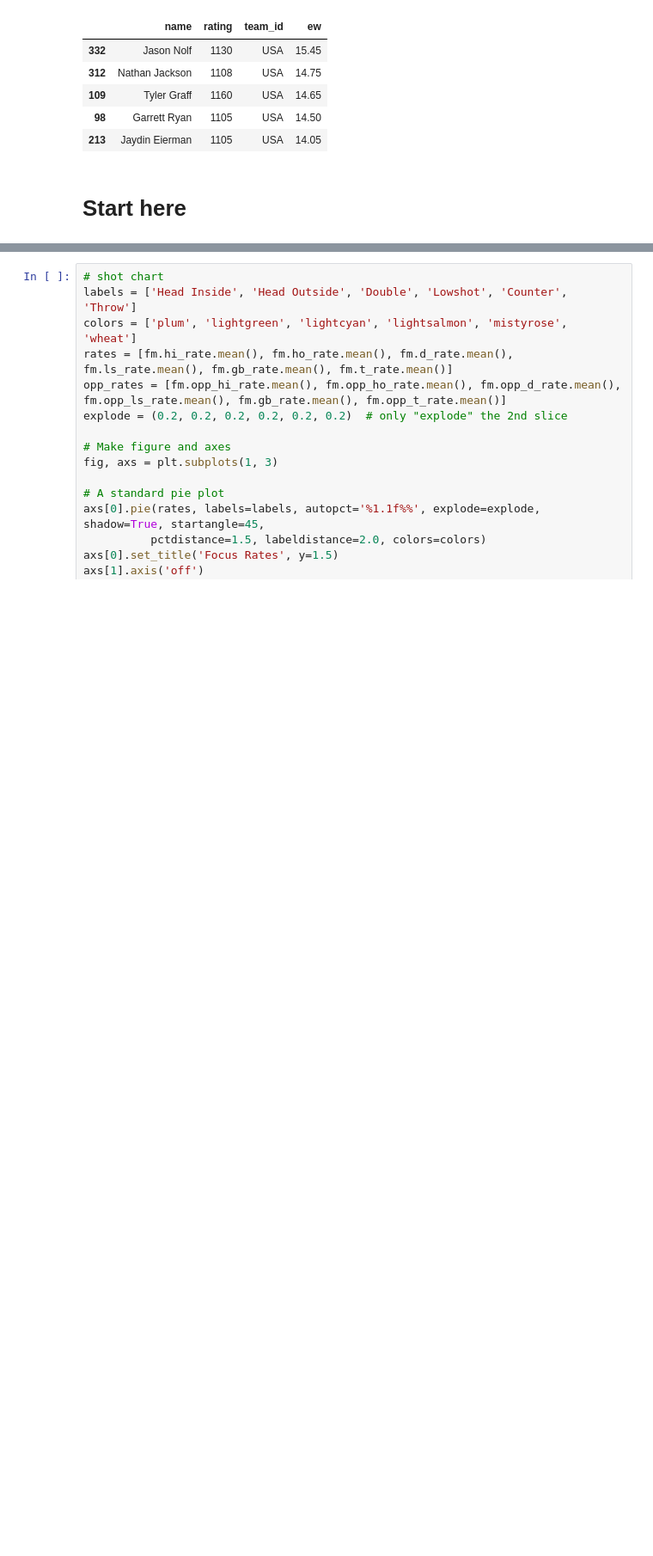
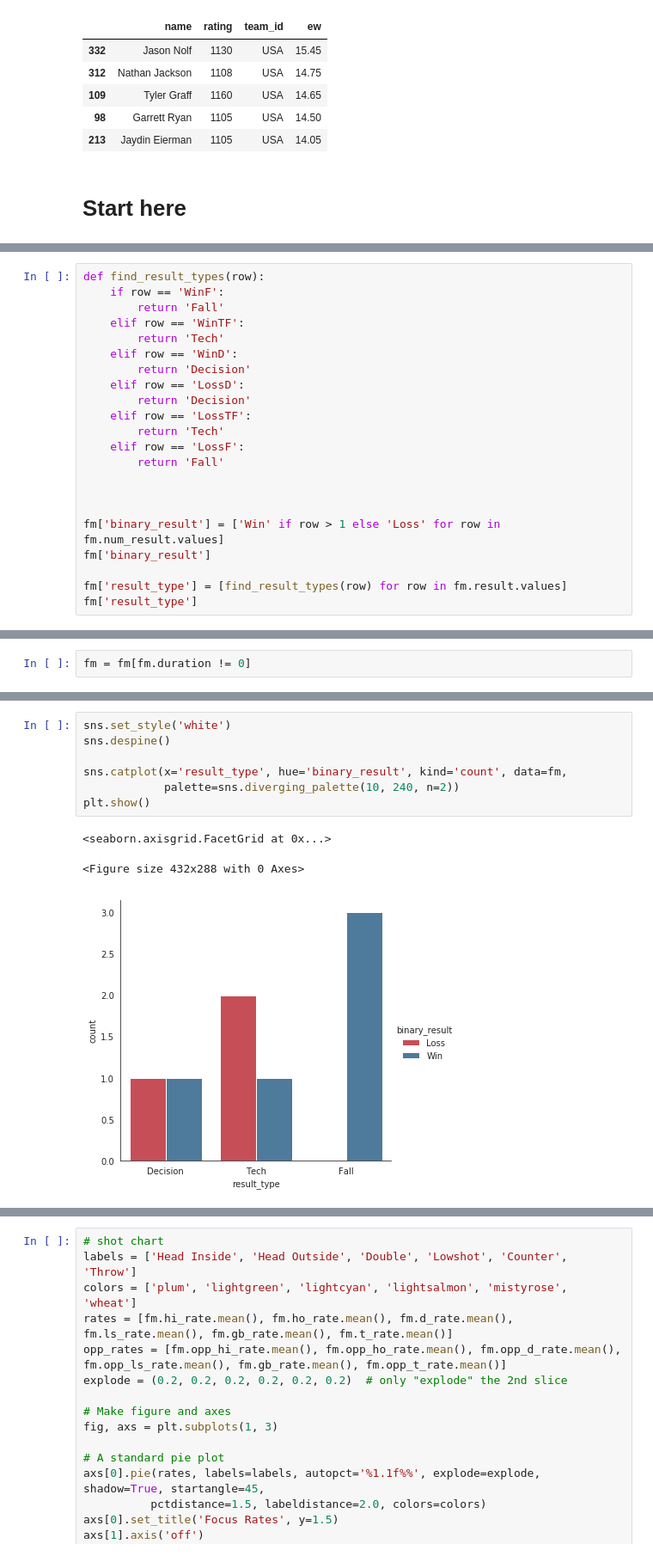
Before and after one commit to nanthony007/VeritasWrestlingSystems, a Jupyter notebook: collection/analysis/Analysis.ipynb, the cells around one changed output, grey strips where cells are left out. Shown at 86% size. Saved outputs shown, nothing was run; the diff lists cells and outputs as text; blank space fills up the shorter version.

```diff
--- a/collection/analysis/Analysis.ipynb
+++ b/collection/analysis/Analysis.ipynb
@@ -79,0 +54,22 @@ plt.show()
+# %%
+def find_result_types(row):
+    if row == 'WinF':
+        return 'Fall'
+    elif row == 'WinTF':
+        return 'Tech'
+    elif row == 'WinD':
+        return 'Decision'
+    elif row == 'LossD':
+        return 'Decision'
+    elif row == 'LossTF':
+        return 'Tech'
+    elif row == 'LossF':
+        return 'Fall'
+
+
+
+fm['binary_result'] = ['Win' if row > 1 else 'Loss' for row in fm.num_result.values]
+fm['binary_result']
+
+fm['result_type'] = [find_result_types(row) for row in fm.result.values]
+fm['result_type']
@@ -79,0 +95,2 @@ plt.show()
+# %%
+fm = fm[fm.duration != 0]
@@ -79,0 +107,11 @@ plt.show()
+# %%
+sns.set_style('white')
+sns.despine()
+
+sns.catplot(x='result_type', hue='binary_result', kind='count', data=fm,
+            palette=sns.diverging_palette(10, 240, n=2))
+plt.show()
+# %% [output]
+<seaborn.axisgrid.FacetGrid at 0x...>
+<Figure size 432x288 with 0 Axes>
+[figure, added]
```
Also changed, not shown: parts of 17 cells of this notebook, 8 other files.
